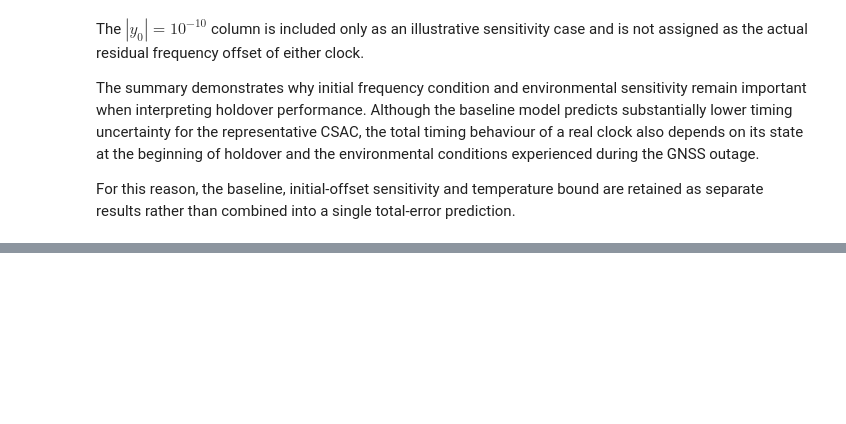
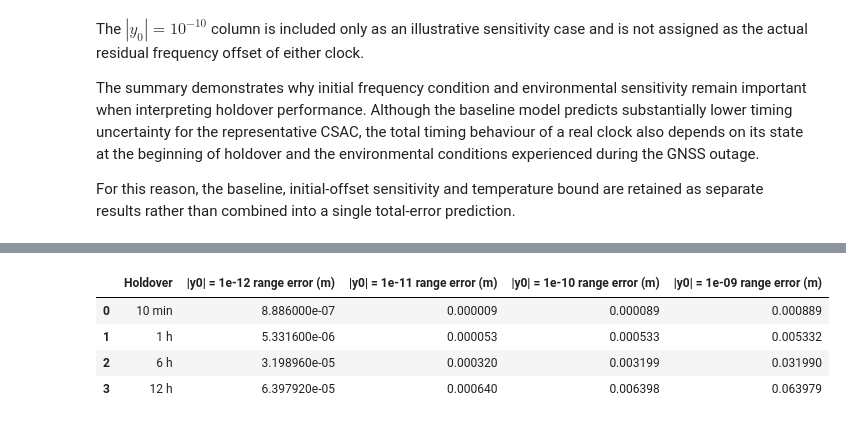
Before and after one commit to FarahAlmufawez/CSAC-GNSS-Holdover-Model, a Jupyter notebook: CSAC-GNSS-Holdover-Model.ipynb, the cells around one changed output, grey strips where cells are left out. Saved outputs shown, nothing was run; the diff lists cells and outputs as text; code cells hidden in the pictures; blank space fills up the shorter version.

```diff
--- a/CSAC-GNSS-Holdover-Model.ipynb
+++ b/CSAC-GNSS-Holdover-Model.ipynb
@@ -1670,0 +1967,33 @@ For this reason, the baseline, initial-offset sensitivity and temperature bound
+# %%
+# 9.4 Initial-Frequency-Offset Range Sensitivity
+
+offset_range_df = offset_df.copy()
+
+for y0 in y0_cases:
+
+    timing_column = f"y0 = {y0:.0e} (us)"
+    range_column = f"|y0| = {y0:.0e} range error (m)"
+
+    # Convert timing error from microseconds to seconds,
+    # then convert to range-equivalent error
+    offset_range_df[range_column] = (
+        offset_range_df[timing_column]
+        * 1e-6
+        * sound_speed
+    )
+
+offset_range_df[
+    [
+        "Holdover",
+        "|y0| = 1e-12 range error (m)",
+        "|y0| = 1e-11 range error (m)",
+        "|y0| = 1e-10 range error (m)",
+        "|y0| = 1e-09 range error (m)"
+    ]
+]
+# %% [output]
+|  | Holdover | |y0| = 1e-12 range error (m) | |y0| = 1e-11 range error (m) | |y0| = 1e-10 range error (m) | |y0| = 1e-09 range error (m) |
+| 0 | 10 min | 8.886000e-07 | 0.000009 | 0.000089 | 0.000889 |
+| 1 | 1 h | 5.331600e-06 | 0.000053 | 0.000533 | 0.005332 |
+| 2 | 6 h | 3.198960e-05 | 0.000320 | 0.003199 | 0.031990 |
+| 3 | 12 h | 6.397920e-05 | 0.000640 | 0.006398 | 0.063979 |
```
Also changed, not shown: parts of 19 cells of this notebook.
